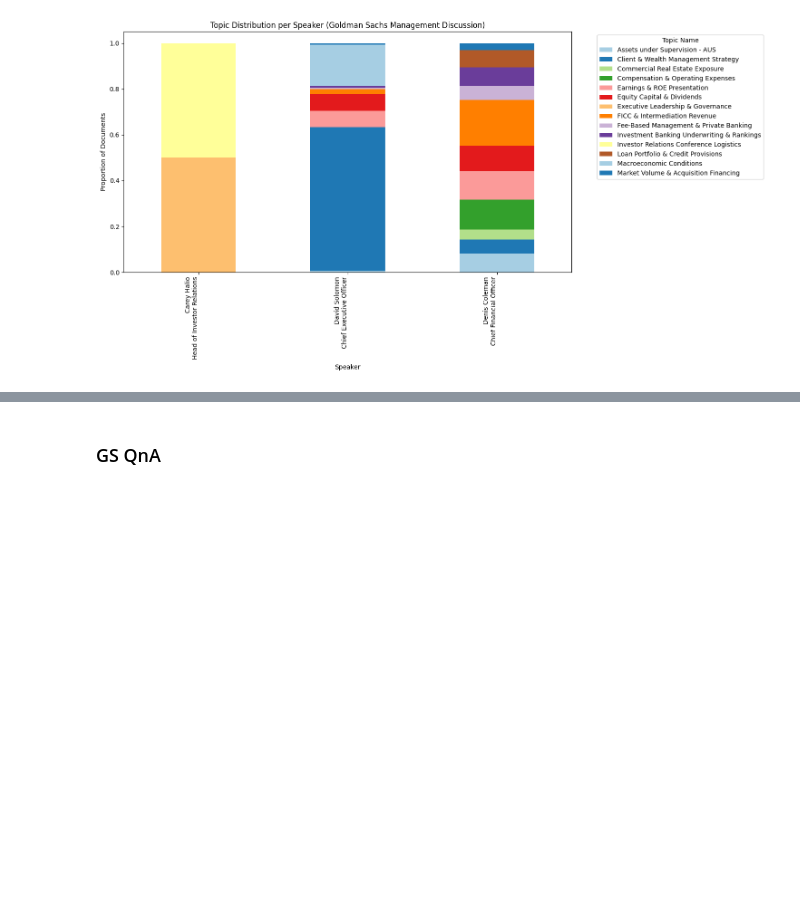
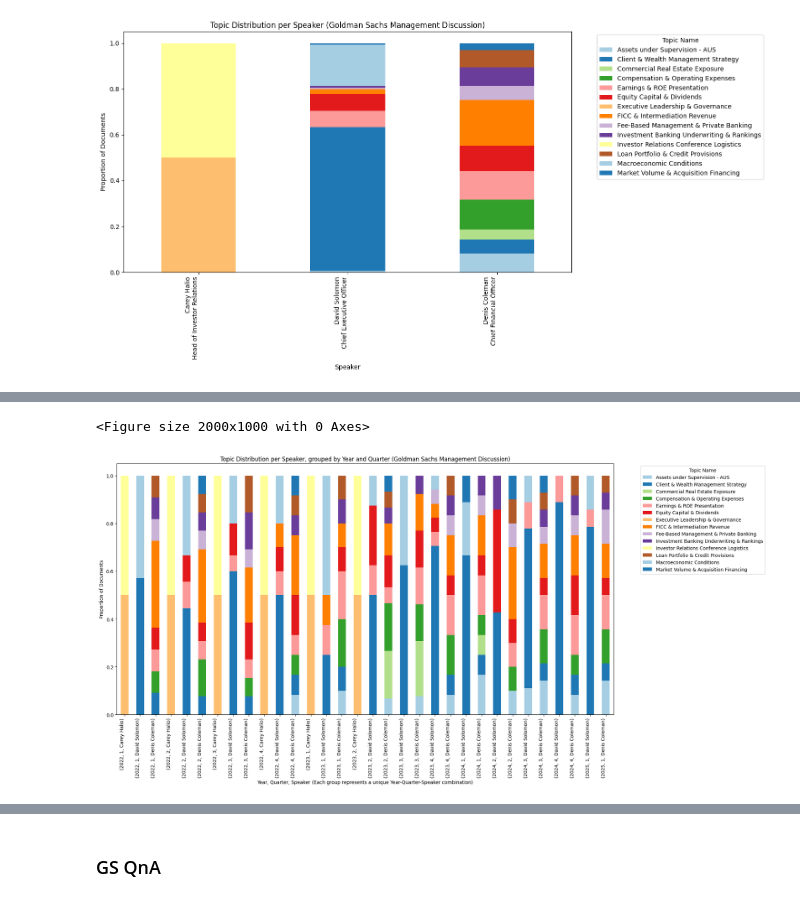
Before and after one commit to EErlando/Quarterly-Bytes, a Jupyter notebook: notebooks/3_modelling/LP_1_topic_modelling.ipynb, the cells around one changed output, grey strips where cells are left out. Cells and saved outputs as stored; diff of their text form; code cells hidden in the pictures; blank space fills up the shorter version.

Commit message:
feat: topic speaking across quarters

```diff
--- a/notebooks/3_modelling/LP_1_topic_modelling.ipynb
+++ b/notebooks/3_modelling/LP_1_topic_modelling.ipynb
@@ -1234,3 +1158,38 @@ bertopic_gs_discussion_best_model.get_topic_info()
 | 14 | 13 | 6 | 13_ir_conference_carey halio_halio | [ir, conference, carey halio, hal... | [. carey halio , head ir gs . wel... |
 | 15 | 14 | 6 | 14_chief_ofﬁcer_solomon_chairman ... | [chief, ofﬁcer, solomon, chairman... | [information look statement non g... |
 | 16 | 15 | 5 | 15_celebrate_violence_moment_join | [celebrate, violence, moment, joi... | [, , everybody . join . prepared ... |
+# %%
+
+# Calculate topic counts per year, quarter, and then speaker
+# This creates a MultiIndex for the DataFrame, which matplotlib will interpret for grouped bars
+# The order of grouping is changed here to year, quarter, then speaker
+speaker_topic_counts_quarterly = relevant_data.groupby(['year', 'quarter', 'speaker'])['topic_name'].value_counts().unstack(fill_value=0)
+
+# Calculate topic proportions per speaker, year, and quarter
+speaker_topic_proportions_quarterly = speaker_topic_counts_quarterly.div(speaker_topic_counts_quarterly.sum(axis=1), axis=0)
+
+# Ensure gs_speaker_mapper is defined if it was used in your original context.
+# If it's not defined, the rename step will fail.
+# For example:
+# gs_speaker_mapper = {'Old Speaker Name': 'New Speaker Name'}
+# speaker_topic_proportions_quarterly = speaker_topic_proportions_quarterly.rename(index=gs_speaker_mapper, level='speaker')
+
+num_topics_relevant = len(speaker_topic_proportions_quarterly.columns)
+colors = sns.color_palette("Paired", n_colors=num_topics_relevant)
+
+# Plotting
+plt.figure(figsize=(20, 10)) # Adjust figure size as needed for readability
+speaker_topic_proportions_quarterly.plot(kind='bar', stacked=True, figsize=(20, 10), color=colors)
+
+plt.title('Topic Distribution per Speaker, grouped by Year and Quarter (Goldman Sachs Management Discussion)')
+# Updated xlabel to reflect the new grouping order
+plt.xlabel('Year, Quarter, Speaker (Each group represents a unique Year-Quarter-Speaker combination)')
+plt.ylabel('Proportion of Documents')
+plt.xticks(rotation=90, ha='right')  # Rotate speaker labels for better readability
+plt.legend(title='Topic Name', bbox_to_anchor=(1.05, 1), loc='upper left')
+plt.tight_layout() # Adjust layout to prevent labels from overlapping
+plt.savefig('topic_distribution_speaker_quarter_year.png') # Save the plot
+plt.show() # Display the plot
+# %% [output]
+<Figure size 2000x1000 with 0 Axes>
+[figure, added]
```
Also changed, not shown: parts of 2 cells of this notebook.
